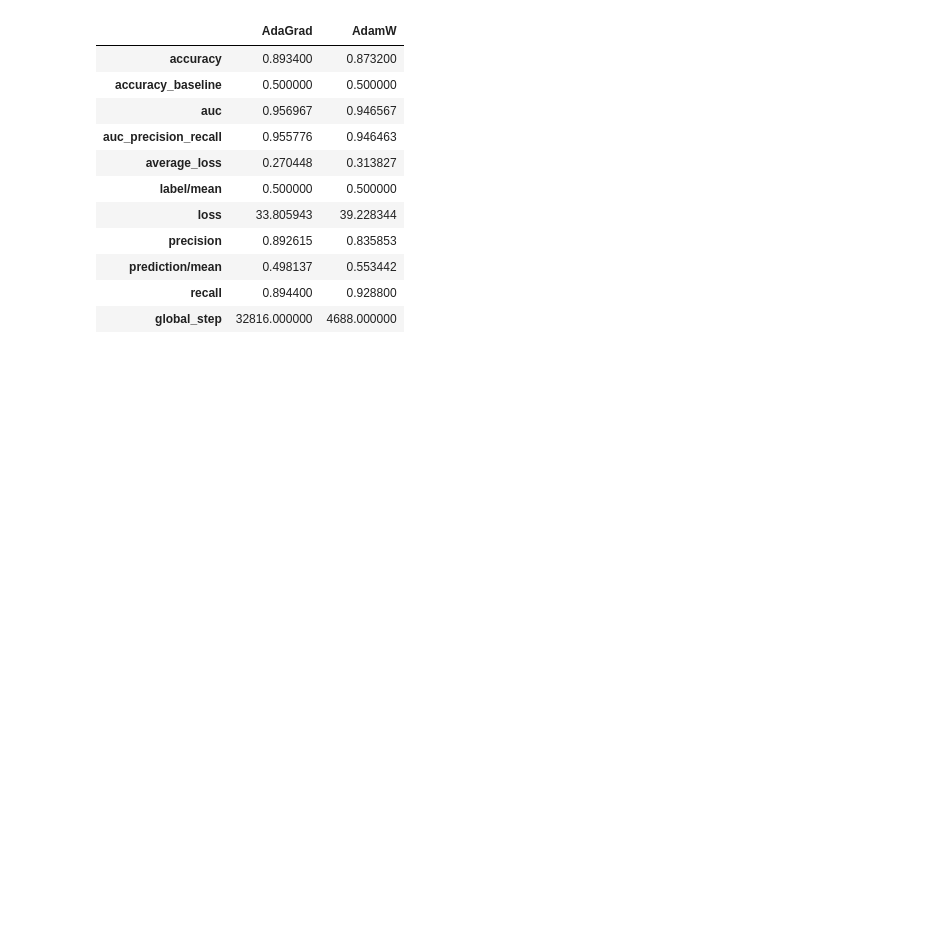
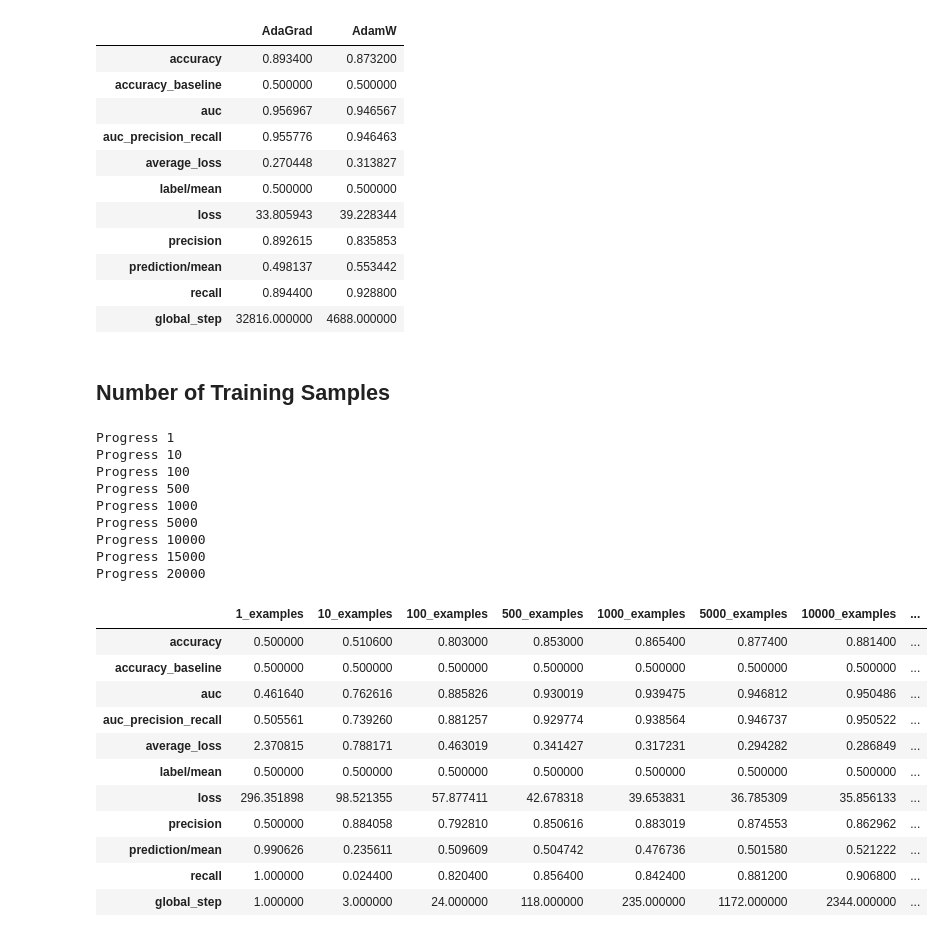
Before and after one commit to jcalvillo/BERT_Imdb, a Jupyter notebook: _notebooks/DNN Experiments V2.ipynb, the cells around one changed output. Cells and saved outputs as stored; diff of their text form; code cells hidden in the pictures; blank space fills up the shorter version.

```diff
--- a/_notebooks/DNN Experiments V2.ipynb
+++ b/_notebooks/DNN Experiments V2.ipynb
@@ -405,3 +388,36 @@ Progress AdamW
 | prediction/mean | 0.498137 | 0.553442 |
 | recall | 0.894400 | 0.928800 |
 | global_step | 32816.000000 | 4688.000000 |
+# %% [markdown]
+## Number of Training Samples
+# %%
+input_sizes = [1, 10, 100, 500, 1000, 5000, 10000, 15000, 20000]
+res = []
+for size in input_sizes:
+    print('Progress {}'.format(size))
+    result = train_and_evaluate_DNN(bert_model, hidden_units, learning_rate, dropout_rate, train_num_epochs, size, activation_function, optimizer, 'accuracy')
+    df_result = pd.DataFrame.from_dict(result, orient='index', columns=['{}_examples'.format(size)])
+    res.append(df_result)
+pd.concat(res, axis=1)
+# %% [output]
+Progress 1
+Progress 10
+Progress 100
+Progress 500
+Progress 1000
+Progress 5000
+Progress 10000
+Progress 15000
+Progress 20000
+|  | 1_examples | 10_examples | 100_examples | 500_examples | 1000_examples | 5000_examples | 10000_examples | ... |
+| accuracy | 0.500000 | 0.510600 | 0.803000 | 0.853000 | 0.865400 | 0.877400 | 0.881400 | ... |
+| accuracy_baseline | 0.500000 | 0.500000 | 0.500000 | 0.500000 | 0.500000 | 0.500000 | 0.500000 | ... |
+| auc | 0.461640 | 0.762616 | 0.885826 | 0.930019 | 0.939475 | 0.946812 | 0.950486 | ... |
+| auc_precision_recall | 0.505561 | 0.739260 | 0.881257 | 0.929774 | 0.938564 | 0.946737 | 0.950522 | ... |
+| average_loss | 2.370815 | 0.788171 | 0.463019 | 0.341427 | 0.317231 | 0.294282 | 0.286849 | ... |
+| label/mean | 0.500000 | 0.500000 | 0.500000 | 0.500000 | 0.500000 | 0.500000 | 0.500000 | ... |
+| loss | 296.351898 | 98.521355 | 57.877411 | 42.678318 | 39.653831 | 36.785309 | 35.856133 | ... |
+| precision | 0.500000 | 0.884058 | 0.792810 | 0.850616 | 0.883019 | 0.874553 | 0.862962 | ... |
+| prediction/mean | 0.990626 | 0.235611 | 0.509609 | 0.504742 | 0.476736 | 0.501580 | 0.521222 | ... |
+| recall | 1.000000 | 0.024400 | 0.820400 | 0.856400 | 0.842400 | 0.881200 | 0.906800 | ... |
+| global_step | 1.000000 | 3.000000 | 24.000000 | 118.000000 | 235.000000 | 1172.000000 | 2344.000000 | ... |
```
Also changed, not shown: parts of 8 cells of this notebook, 2 other files.
